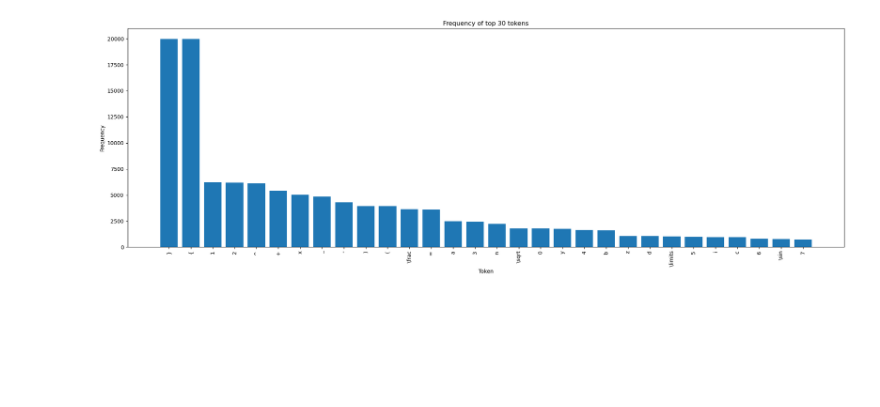
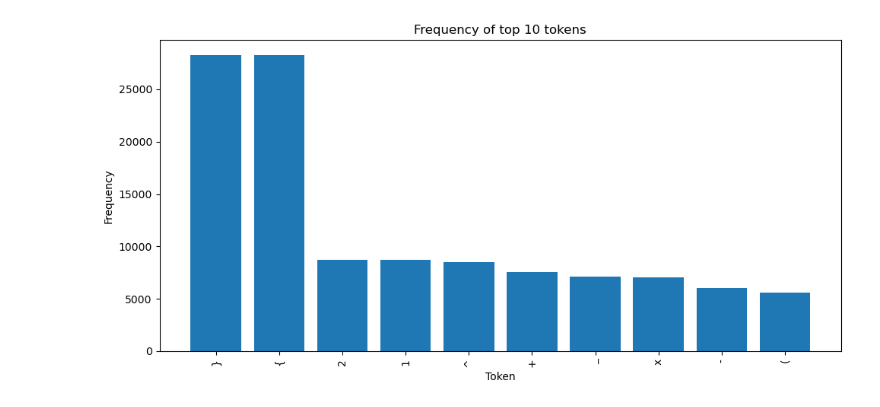
Before and after one commit to thanh309/offline-hmer, a Jupyter notebook: notebooks/eda.ipynb, the cells around one changed output. Cells and saved outputs as stored; diff of their text form; code cells hidden in the pictures; blank space fills up the shorter version.

```diff
--- a/notebooks/eda.ipynb
+++ b/notebooks/eda.ipynb
@@ -36,6 +36,6 @@ def analyze(folder_paths):
 
     return merged_df
 
-folder_path = ['../resources/CROHME/train']
+folder_path = ['../resources/CROHME_eda/train']
 combined_dataframe = analyze(folder_path)
 # %% [output]
@@ -70,7 +70,7 @@ def analyze_token_frequencies(combined_df, top_n=150):
     tokens_to_plot = top_n_tokens_df['token'].tolist()
     counts_to_plot = top_n_tokens_df['frequency'].tolist()
 
-    plt.figure(figsize=(20, 7))
+    plt.figure(figsize=(16, 5))
     plt.bar(tokens_to_plot, counts_to_plot)
     plt.xlabel("Token")
     plt.ylabel("Frequency")
@@ -103,5 +103,32 @@ tokens_df
 109 rows × 2 columns
 # %%
-_ = analyze_token_frequencies(combined_dataframe, top_n=30)
+def analyze_token_frequencies(combined_df, top_n=150):
+
+    all_labels_text = ' '.join(combined_df['label'].astype(str).tolist())
+    tokens = all_labels_text.split()
+    token_counts = Counter(tokens)
+
+    token_frequency_df = pd.DataFrame(token_counts.items(), columns=['token', 'frequency'])
+    token_frequency_df = token_frequency_df.sort_values(by='frequency', ascending=False).reset_index(drop=True)
+
+    top_n_tokens_df = token_frequency_df.head(top_n)
+    tokens_to_plot = top_n_tokens_df['token'].tolist()
+    counts_to_plot = top_n_tokens_df['frequency'].tolist()
+
+    plt.figure(figsize=(10, 5))
+    plt.bar(tokens_to_plot, counts_to_plot)
+    plt.xlabel("Token")
+    plt.ylabel("Frequency")
+    if top_n >= len(token_counts):
+        plt.title(f"Frequency of all tokens")
+    else:
+        plt.title(f"Frequency of top {top_n} tokens")
+    plt.xticks(rotation=90)
+    plt.tight_layout()
+    plt.show()
+
+    return token_frequency_df
+
+_ = analyze_token_frequencies(combined_dataframe, top_n=10)
 # %% [output]
-[figure, old version]
+[figure, new version]
```
Also changed, not shown: parts of 3 cells of this notebook, 2 other files.
